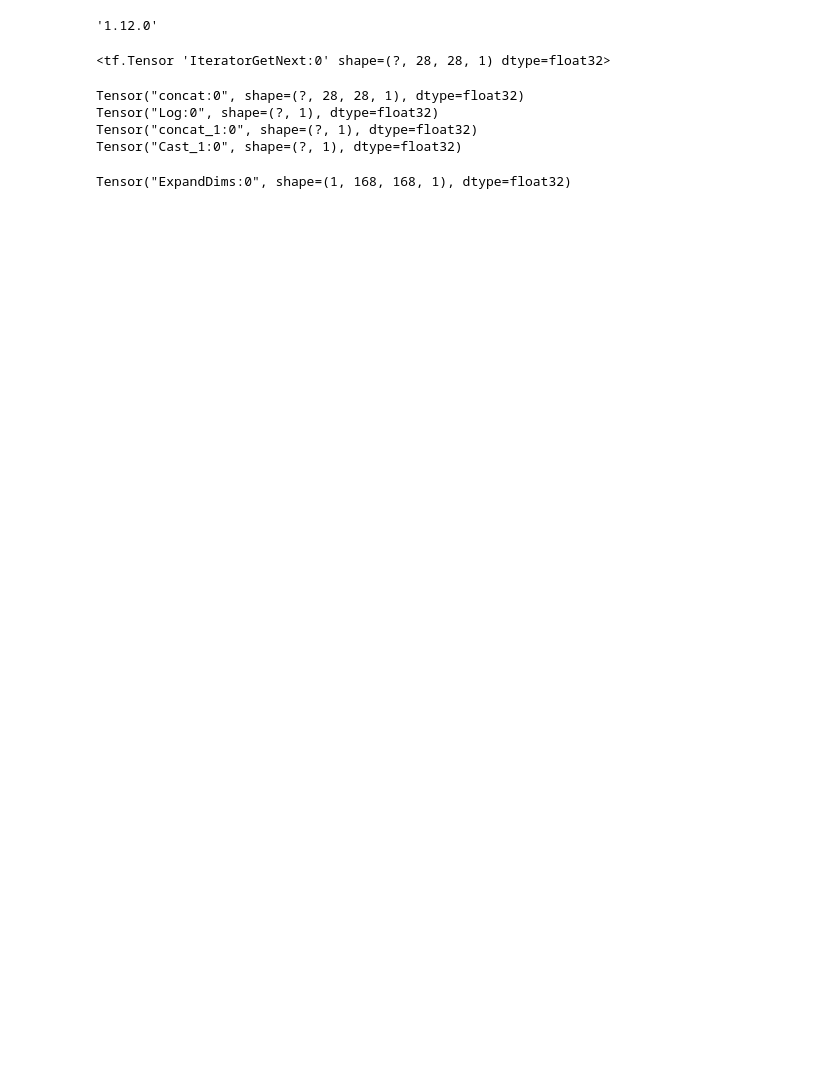
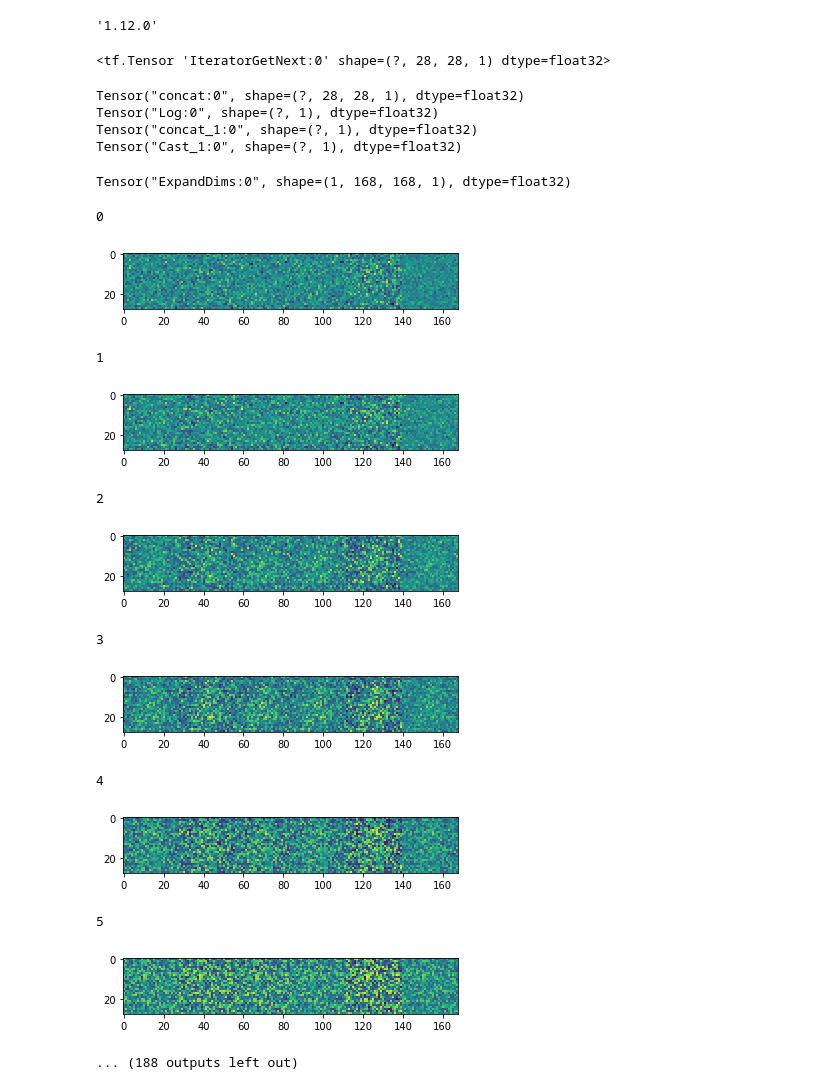
Before and after one commit to npetrenko/inpaint, a Jupyter notebook: Untitled-Copy4.ipynb, the cells around one changed output. Saved outputs shown, nothing was run; the diff lists cells and outputs as text; code cells hidden in the pictures; blank space fills up the shorter version.

```diff
--- a/Untitled-Copy4.ipynb
+++ b/Untitled-Copy4.ipynb
@@ -151,7 +151,7 @@ def build_gan_losses():
 
     disc_logits = discriminator_model(disc_input)
 
-    false_samples_logp = tf.log(tf.nn.sigmoid(disc_logits[:num_false]))
+    false_samples_logp = tf.log(tf.nn.sigmoid(discriminator_model(decoder_output)))
     print(false_samples_logp)
 
     dec_gain = tf.reduce_mean(false_samples_logp)
@@ -271,27 +271,41 @@ gened = decoder_model(noise)
 # %%
 import random
 dec_dic = {handle: train_handle, dec_learning_phase: True, disc_learning_phase: False}
 disc_dic = {handle: train_handle, dec_learning_phase: False, disc_learning_phase: True}
 
 # dec_dic = {handle: train_handle, dec_learning_phase: False, disc_learning_phase: False}
 # disc_dic = {handle: train_handle, dec_learning_phase: False, disc_learning_phase: False}
 
 for epoch in range(100000):
     if epoch % 1 == 0:
         print(epoch)
         show_pics()
         im_summarizer.post_summary()
 
     try:
         while True:
             if random.random() < 1.:
                 _, summ = sess.run([disc_upd, disc_summaries], disc_dic)
                 writer.add_summary(summ, global_step.eval())
 
-            if random.random() < (0 if epoch < 1 else .2):
+            if random.random() < (0 if epoch < -1 else .8):
                 _, summ = sess.run([decoder_upd, dec_summaries], dec_dic)
                 writer.add_summary(summ, global_step.eval())
     except tf.errors.OutOfRangeError:
         sess.run(train_iterator.initializer)
+# %% [output]
+0
+[figure, added]
+1
+[figure, added]
+2
+[figure, added]
+3
+[figure, added]
+4
+[figure, added]
+5
+[figure, added]
+... (188 outputs left out)
 # %%
 sess.run(variable_initializer)
```
Also changed, not shown: parts of 1 cell of this notebook.
